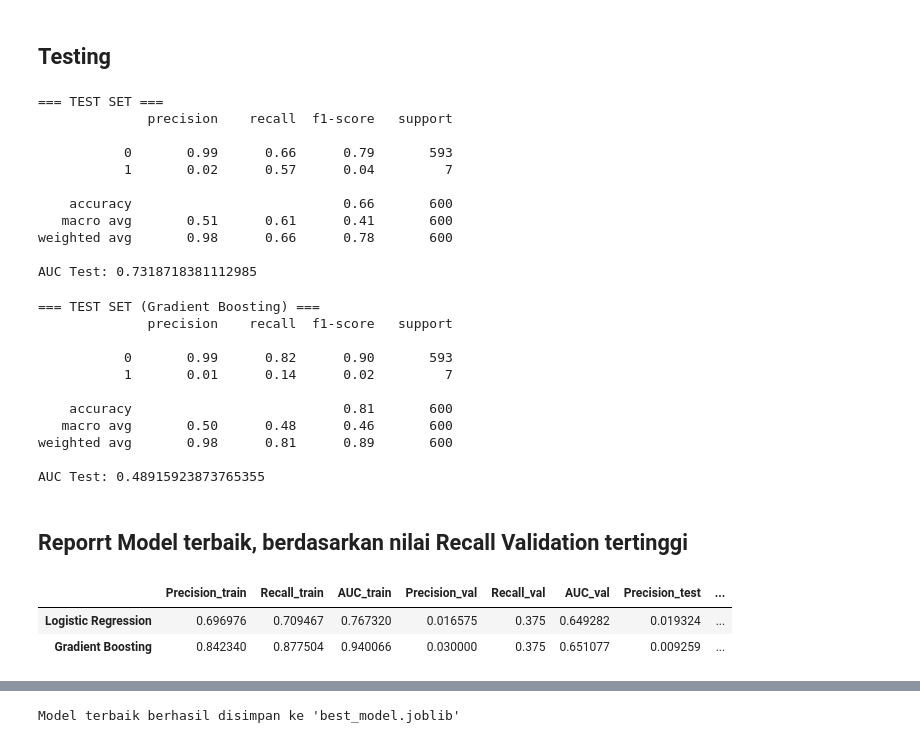
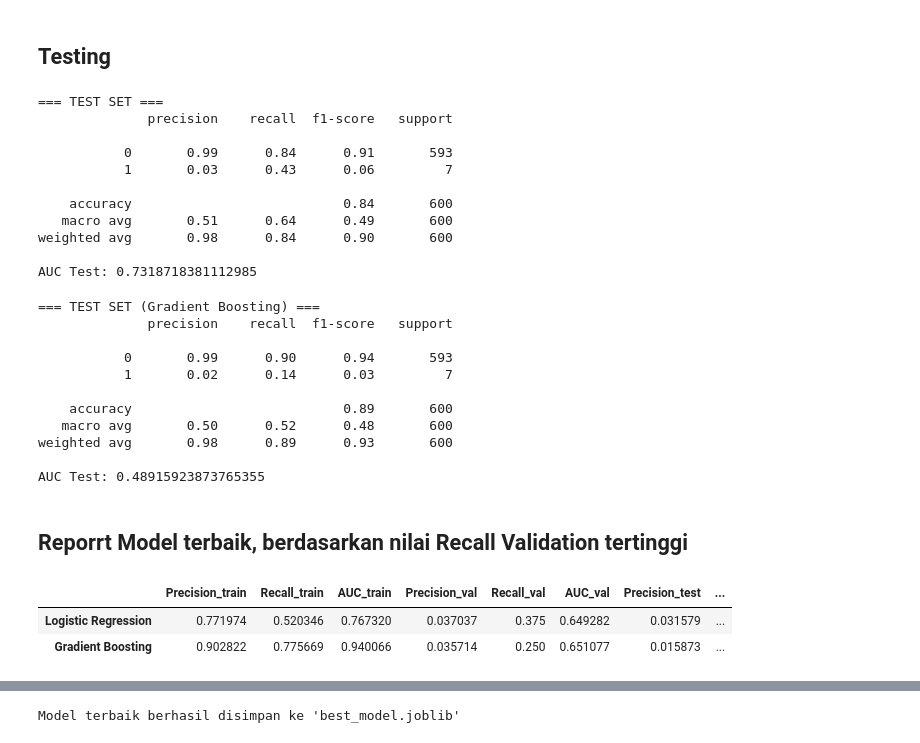
Before and after one commit to nyomanyoga/ds-takehome, a Jupyter notebook: notebooks/B_modeling.ipynb, the cells around one changed output, grey strips where cells are left out. Saved outputs shown, nothing was run; the diff lists cells and outputs as text; code cells hidden in the pictures.

```diff
--- a/notebooks/B_modeling.ipynb
+++ b/notebooks/B_modeling.ipynb
@@ -385,11 +386,13 @@ df_test[num_cols] = scaler.transform(df_test[num_cols])
 X_test = df_test.drop(columns=['default', 'credit_score'])
 y_test = df_test['default']
 
-# Prediksi pada test set
-y_test_pred = base_model.predict(X_test)
+# Prediksi probabilitas pada test set
 y_test_prob = base_model.predict_proba(X_test)[:, 1]
 
-# Evaluasi pada test set
+# Gunakan threshold 0.6 untuk klasifikasi
+y_test_pred = (y_test_prob >= 0.65).astype(int)
+
+# Evaluasi
 print("=== TEST SET ===")
 print(classification_report(y_test, y_test_pred))
 print("AUC Test:", roc_auc_score(y_test, y_test_prob))
@@ -397,12 +400,12 @@ print("AUC Test:", roc_auc_score(y_test, y_test_prob))
 === TEST SET ===
               precision    recall  f1-score   support
 
-           0       0.99      0.66      0.79       593
-           1       0.02      0.57      0.04         7
+           0       0.99      0.84      0.91       593
+           1       0.03      0.43      0.06         7
 
-    accuracy                           0.66       600
-   macro avg       0.51      0.61      0.41       600
-weighted avg       0.98      0.66      0.78       600
+    accuracy                           0.84       600
+   macro avg       0.51      0.64      0.49       600
+weighted avg       0.98      0.84      0.90       600
 
 AUC Test: 0.7318718381112985
 # %%
@@ -410,10 +413,13 @@ AUC Test: 0.7318718381112985
 X_test = df_test.drop(columns=['default', 'credit_score'])
 y_test = df_test['default']
 
-# Prediksi pada test set
-y_test_pred = gb_model.predict(X_test)
+# Prediksi probabilitas pada test set
 y_test_prob = gb_model.predict_proba(X_test)[:, 1]
 
+# Gunakan threshold 0.6 untuk klasifikasi
+y_test_pred = (y_test_prob >= 0.65).astype(int)
+
+# Evaluasi
 print("=== TEST SET (Gradient Boosting) ===")
 print(classification_report(y_test, y_test_pred))
 print("AUC Test:", roc_auc_score(y_test, y_test_prob))
@@ -421,20 +427,17 @@ print("AUC Test:", roc_auc_score(y_test, y_test_prob))
 === TEST SET (Gradient Boosting) ===
               precision    recall  f1-score   support
 
-           0       0.99      0.82      0.90       593
-           1       0.01      0.14      0.02         7
+           0       0.99      0.90      0.94       593
+           1       0.02      0.14      0.03         7
 
-    accuracy                           0.81       600
-   macro avg       0.50      0.48      0.46       600
-weighted avg       0.98      0.81      0.89       600
+    accuracy                           0.89       600
+   macro avg       0.50      0.52      0.48       600
+weighted avg       0.98      0.89      0.93       600
 
 AUC Test: 0.48915923873765355
 # %% [markdown]
 ## Reporrt Model terbaik, berdasarkan nilai Recall Validation tertinggi
 # %%
-import pandas as pd
-from sklearn.metrics import precision_score, recall_score, roc_auc_score
-
 # Helper function
 def get_metrics(y_true_train, y_pred_train, y_prob_train,
                 y_true_val, y_pred_val, y_prob_val,
@@ -462,40 +465,57 @@ def get_metrics(y_true_train, y_pred_train, y_prob_train,
     gap_auc_train_test = 100 * (auc_train - auc_test) / auc_train if auc_train != 0 else 0
 
     return [precision_train, recall_train, auc_train,
             precision_val, recall_val, auc_val,
             precision_test, recall_test, auc_test,
             gap_rec_train_val, gap_pre_train_val, gap_auc_train_val,
             gap_rec_train_test, gap_pre_train_test, gap_auc_train_test]
 
-# Data Logistic Regression
+# Data Logistic Regression (threshold 0.6)
 metrics_log = get_metrics(
-    y_res, base_model.predict(X_res), base_model.predict_proba(X_res)[:,1],
-    y_val, base_model.predict(X_val), base_model.predict_proba(X_val)[:,1],
-    y_test, base_model.predict(X_test), base_model.predict_proba(X_test)[:,1],
+    y_res,
+    (base_model.predict_proba(X_res)[:,1] >= 0.65).astype(int),
+    base_model.predict_proba(X_res)[:,1],
+
+    y_val,
+    (base_model.predict_proba(X_val)[:,1] >= 0.65).astype(int),
+    base_model.predict_proba(X_val)[:,1],
+
+    y_test,
+    (base_model.predict_proba(X_test)[:,1] >= 0.65).astype(int),
+    base_model.predict_proba(X_test)[:,1],
 )
 
-# Data Gradient Boosting
+# Data Gradient Boosting (threshold 0.46)
 metrics_gb = get_metrics(
-    y_res, gb_model.predict(X_res), gb_model.predict_proba(X_res)[:,1],
-    y_val, gb_model.predict(X_val), gb_model.predict_proba(X_val)[:,1],
-    y_test, gb_model.predict(X_test), gb_model.predict_proba(X_test)[:,1],
+    y_res,
+    (gb_model.predict_proba(X_res)[:,1] >= 0.65).astype(int),
+    gb_model.predict_proba(X_res)[:,1],
+
+    y_val,
+    (gb_model.predict_proba(X_val)[:,1] >= 0.65).astype(int),
+    gb_model.predict_proba(X_val)[:,1],
+
+    y_test,
+    (gb_model.predict_proba(X_test)[:,1] >= 0.65).astype(int),
+    gb_model.predict_proba(X_test)[:,1],
 )
+
 
 # DataFrame
 df_summary = pd.DataFrame(
     [metrics_log, metrics_gb],
     columns=[
         'Precision_train', 'Recall_train', 'AUC_train',
         'Precision_val', 'Recall_val', 'AUC_val',
         'Precision_test', 'Recall_test', 'AUC_test',
         'GapRecall_train_val(%)', 'GapPrecision_train_val(%)', 'GapAUC_train_val(%)',
         'GapRecall_train_test(%)', 'GapPrecision_train_test(%)', 'GapAUC_train_test(%)',
     ],
     index=['Logistic Regression', 'Gradient Boosting']
 )
 
 df_summary
 # %% [output]
 |  | Precision_train | Recall_train | AUC_train | Precision_val | Recall_val | AUC_val | Precision_test | ... |
-| Logistic Regression | 0.696976 | 0.709467 | 0.767320 | 0.016575 | 0.375 | 0.649282 | 0.019324 | ... |
-| Gradient Boosting | 0.842340 | 0.877504 | 0.940066 | 0.030000 | 0.375 | 0.651077 | 0.009259 | ... |
+| Logistic Regression | 0.771974 | 0.520346 | 0.767320 | 0.037037 | 0.375 | 0.649282 | 0.031579 | ... |
+| Gradient Boosting | 0.902822 | 0.775669 | 0.940066 | 0.035714 | 0.250 | 0.651077 | 0.015873 | ... |
```
Also changed, not shown: parts of 9 cells of this notebook, 5 other files.
